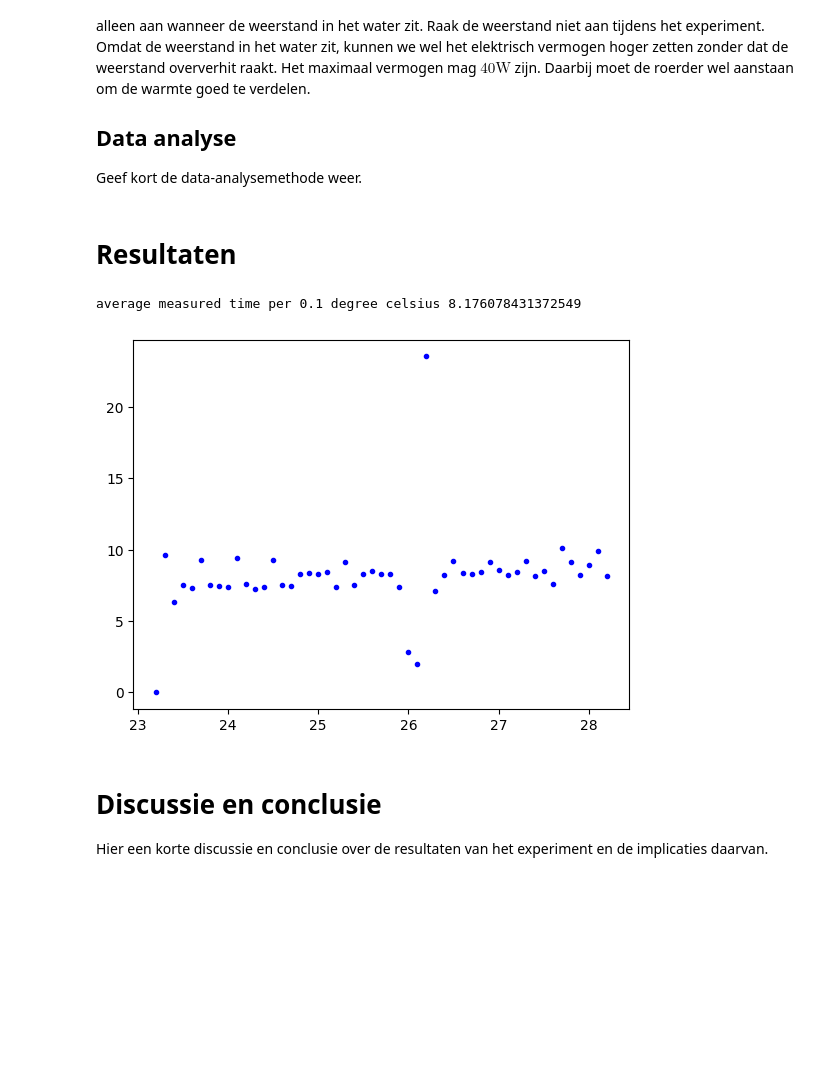
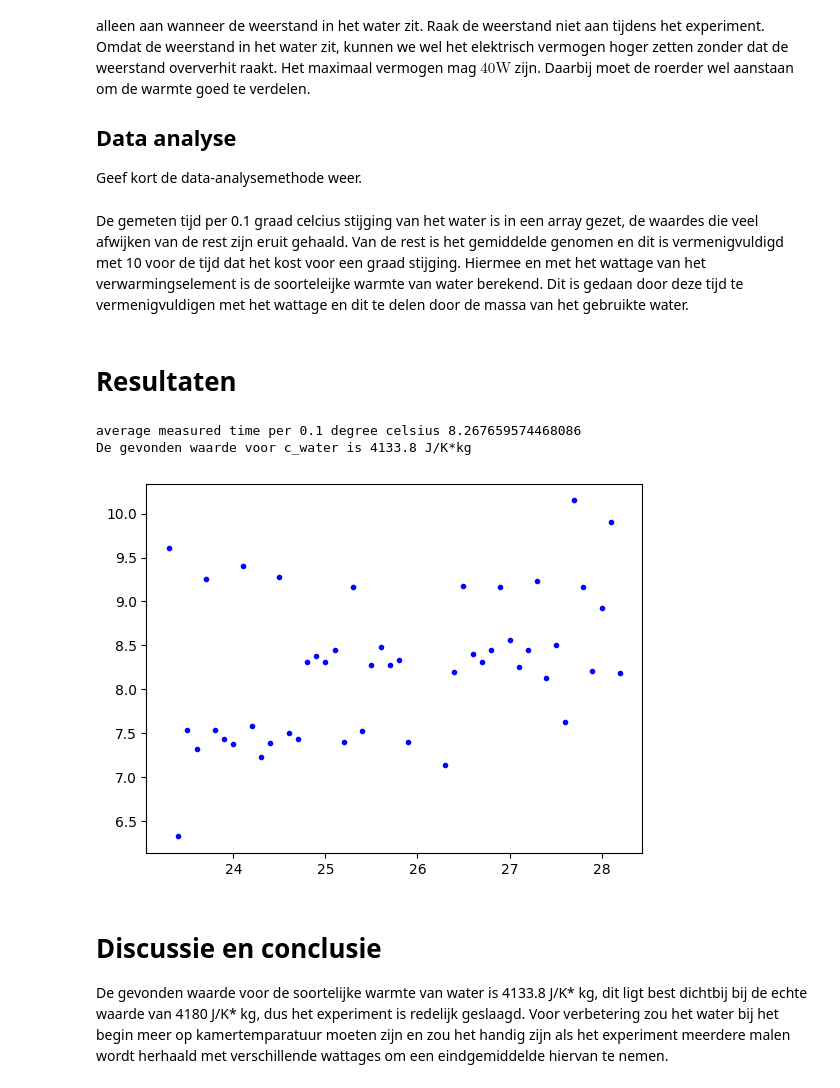
Before and after one commit to ebepolman-bit/Ebun, a Jupyter notebook: Content/Labs/cwater.ipynb, the cells around one changed output. Cells and saved outputs as stored; diff of their text form; code cells hidden in the pictures; blank space fills up the shorter version.

```diff
--- a/Content/Labs/cwater.ipynb
+++ b/Content/Labs/cwater.ipynb
@@ -57,25 +57,35 @@ Daarbij moet de roerder wel aanstaan om de warmte goed te verdelen.
 
 ## Data analyse
 Geef kort de data-analysemethode weer.
+# %% [markdown]
+De gemeten tijd per 0.1 graad celcius stijging van het water is in een array gezet, de waardes die veel afwijken van de rest zijn eruit gehaald. Van de rest is het gemiddelde genomen en dit is vermenigvuldigd met 10 voor de tijd dat het kost voor een graad stijging. Hiermee en met het wattage van het verwarmingselement is de soorteleijke warmte van water berekend. Dit is gedaan door deze tijd te vermenigvuldigen met het wattage en dit te delen door de massa van het gebruikte water.
 # %% [markdown]
 # Resultaten
 # %%
 # Hier de data en de analyse
 import numpy as np
 import matplotlib.pyplot as plt
 
-Voltage = 15.4 #in volt
+Voltage = 12.5 #in volt
 Ampere = 1.60 #in ampere
 T_s = 23.2 #in c
 T = np.linspace(T_s, T_s + 5, 51)
 gemeten_dt = np.array([0,9.61,6.32,7.53,7.32,9.25,7.53,7.43,7.37,9.4,7.58,7.23,7.38,9.28,7.5,7.43,8.31,8.38,8.31,8.45,7.4,9.16,7.52,8.28,8.48,8.28,8.33,7.4,2.87,1.99,23.54,7.13,8.2,9.18,8.4,8.31,8.45,9.16,8.56,8.25,8.45,9.23,8.13,8.5,7.63,10.15,9.16,8.21,8.93,9.91,8.18])
 
+# punten die ver afwijken van de rest eruit halen
+gemeten_dt_filtered = gemeten_dt[((gemeten_dt > 5)*(gemeten_dt< 15))]
+
 plt.figure
-plt.plot(T,gemeten_dt, "b.")
+plt.plot(T[((gemeten_dt > 5)*(gemeten_dt< 15))],gemeten_dt_filtered, "b.")
 plt.savefig("dt_per_T.png", dpi=450)
 
-dt = np.mean(gemeten_dt)
+dt = np.mean(gemeten_dt_filtered)
 print("average measured time per 0.1 degree celsius",dt)
+dt10 = dt * 10
+Wattage = Voltage*Ampere
+cv = (dt*10*Wattage)/(0.4)
+print("De gevonden waarde voor c_water is", round(cv, 1), "J/K*kg")
 # %% [output]
-average measured time per 0.1 degree celsius 8.176078431372549
+average measured time per 0.1 degree celsius 8.267659574468086
+De gevonden waarde voor c_water is 4133.8 J/K*kg
-[figure, old version]
+[figure, new version]
@@ -86,4 +92,4 @@ average measured time per 0.1 degree celsius 8.176078431372549
 # %% [markdown]
 # Discussie en conclusie
 
-Hier een korte discussie en conclusie over de resultaten van het experiment en de implicaties daarvan.
+De gevonden waarde voor de soortelijke warmte van water is 4133.8 J/K* kg, dit ligt best dichtbij bij de echte waarde van 4180 J/K* kg, dus het experiment is redelijk geslaagd. Voor verbetering zou het water bij het begin meer op kamertemparatuur moeten zijn en zou het handig zijn als het experiment meerdere malen wordt herhaald met verschillende wattages om een eindgemiddelde hiervan te nemen.
```
Also changed, not shown: parts of 1 cell of this notebook, 2 other files.
